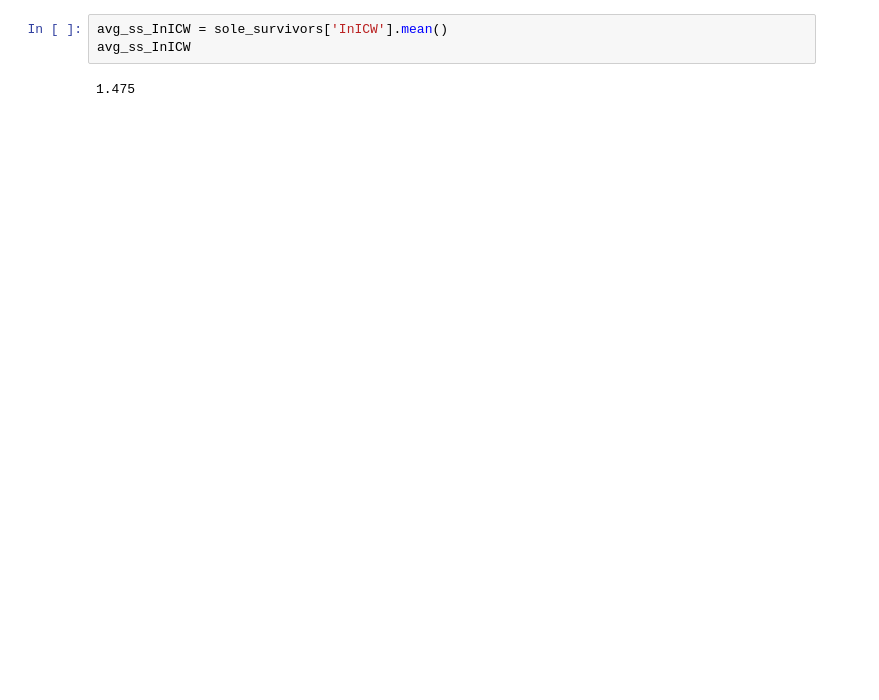
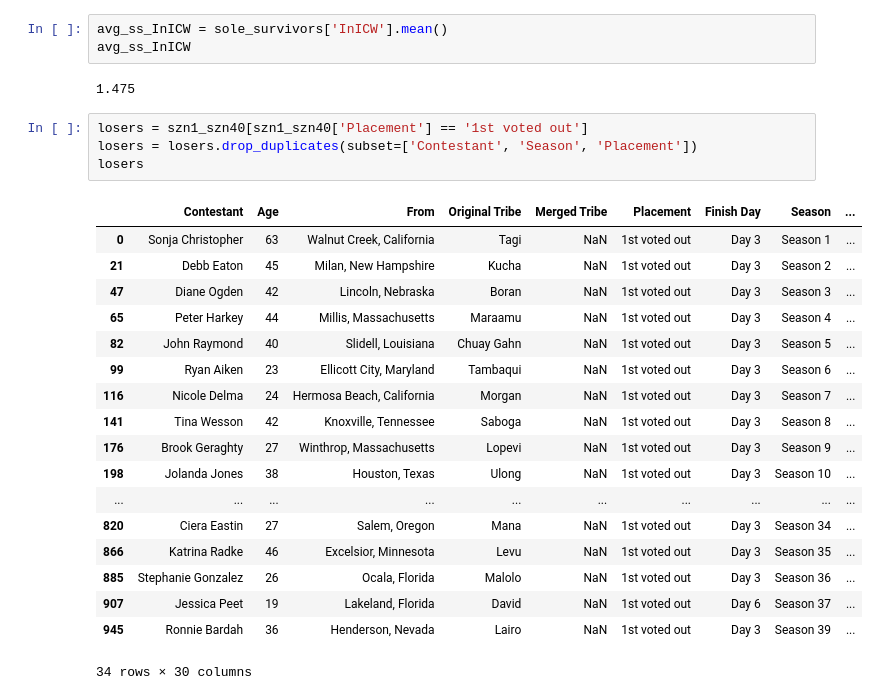
Before and after one commit to Erica-Exotica/DA8-capstone, a Jupyter notebook: notebook/CapstoneV2.ipynb, the cells around one changed output. Saved outputs shown, nothing was run; the diff lists cells and outputs as text; blank space fills up the shorter version.

```diff
--- a/notebook/CapstoneV2.ipynb
+++ b/notebook/CapstoneV2.ipynb
@@ -3494,3 +3464,26 @@ avg_ss_InICW = sole_survivors['InICW'].mean()
 avg_ss_InICW
 # %% [output]
 1.475
+# %%
+losers = szn1_szn40[szn1_szn40['Placement'] == '1st voted out']
+losers = losers.drop_duplicates(subset=['Contestant', 'Season', 'Placement'])
+losers
+# %% [output]
+|  | Contestant | Age | From | Original Tribe | Merged Tribe | Placement | Finish Day | Season | ... |
+| 0 | Sonja Christopher | 63 | Walnut Creek, California | Tagi | NaN | 1st voted out | Day 3 | Season 1 | ... |
+| 21 | Debb Eaton | 45 | Milan, New Hampshire | Kucha | NaN | 1st voted out | Day 3 | Season 2 | ... |
+| 47 | Diane Ogden | 42 | Lincoln, Nebraska | Boran | NaN | 1st voted out | Day 3 | Season 3 | ... |
+| 65 | Peter Harkey | 44 | Millis, Massachusetts | Maraamu | NaN | 1st voted out | Day 3 | Season 4 | ... |
+| 82 | John Raymond | 40 | Slidell, Louisiana | Chuay Gahn | NaN | 1st voted out | Day 3 | Season 5 | ... |
+| 99 | Ryan Aiken | 23 | Ellicott City, Maryland | Tambaqui | NaN | 1st voted out | Day 3 | Season 6 | ... |
+| 116 | Nicole Delma | 24 | Hermosa Beach, California | Morgan | NaN | 1st voted out | Day 3 | Season 7 | ... |
+| 141 | Tina Wesson | 42 | Knoxville, Tennessee | Saboga | NaN | 1st voted out | Day 3 | Season 8 | ... |
+| 176 | Brook Geraghty | 27 | Winthrop, Massachusetts | Lopevi | NaN | 1st voted out | Day 3 | Season 9 | ... |
+| 198 | Jolanda Jones | 38 | Houston, Texas | Ulong | NaN | 1st voted out | Day 3 | Season 10 | ... |
+| ... | ... | ... | ... | ... | ... | ... | ... | ... | ... |
+| 820 | Ciera Eastin | 27 | Salem, Oregon | Mana | NaN | 1st voted out | Day 3 | Season 34 | ... |
+| 866 | Katrina Radke | 46 | Excelsior, Minnesota | Levu | NaN | 1st voted out | Day 3 | Season 35 | ... |
+| 885 | Stephanie Gonzalez | 26 | Ocala, Florida | Malolo | NaN | 1st voted out | Day 3 | Season 36 | ... |
+| 907 | Jessica Peet | 19 | Lakeland, Florida | David | NaN | 1st voted out | Day 6 | Season 37 | ... |
+| 945 | Ronnie Bardah | 36 | Henderson, Nevada | Lairo | NaN | 1st voted out | Day 3 | Season 39 | ... |
+34 rows × 30 columns
```
Also changed, not shown: parts of 28 cells of this notebook.
